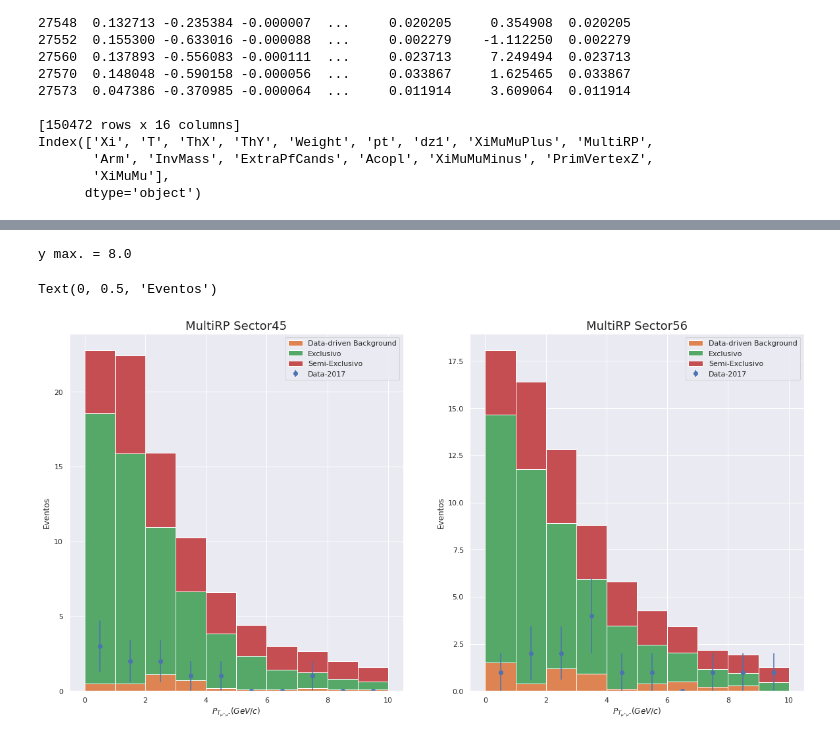
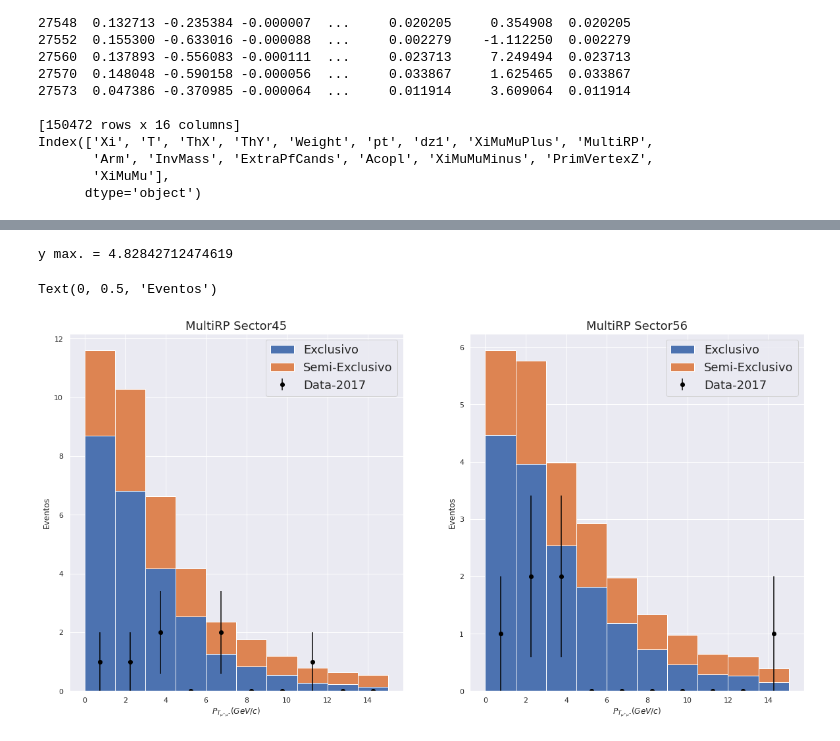
Before and after one commit to teteumac/DileptonAnalysis, a Jupyter notebook: pps_dilepton_ml_py.ipynb, the cells around one changed output, grey strips where cells are left out. Cells and saved outputs as stored; diff of their text form; code cells hidden in the pictures.

```diff
--- a/pps_dilepton_ml_py.ipynb
+++ b/pps_dilepton_ml_py.ipynb
@@ -499,18 +447,18 @@ y_test_ = dataset_test['target'].replace(2,1)
 train_data = lgb.Dataset(DataSet_Train.drop( drop_columns , axis = 1 ), label = y_train_ )
 test_data = lgb.Dataset(dataset_test.drop( drop_columns , axis = 1 ) , label = y_test_ )
 
-n_iter = 5
-cv = 4
+n_iter =3
+cv = 2
 scoring = [ 'roc_auc_score','f1_score','precision_score','recall_score' ]
 
 param_grid = {
-    'learning_rate': list(np.arange(0.0001,1,0.001)),
-    'n_estimators': list(range(100, 1000, 50)),
-    'num_leaves': list(range(1, 100, 2)),
-    'max_depth': list(range(0, 150, 3)),
-    'min_child_samples': list(range(0, 100, 2)),
-    'subsample': list(np.arange(0.01,1,0.01)),
-    'colsample_bytree':list(np.arange(0.1,1,0.1))
+    'learning_rate': list(np.arange(0.001,0.01,0.001)),
+    'n_estimators': list(range(700, 1000, 2)),
+    'num_leaves': list(range(60, 100, 2)),
+    'max_depth': list(range(-40, 40, 2)),
+    'min_child_samples': list(range(0, 30, 1)),
+    'subsample': list(np.arange(0.3,0.55,0.01)),
+    'colsample_bytree':list(np.arange(0.5,1,0.01))
               }
 
 mdl = LGBMClassifier( boosting_type = 'gbdt' , objective = 'binary' )
@@ -798,3 +781,5 @@ Index(['Xi', 'T', 'ThX', 'ThY', 'Weight', 'pt', 'dz1', 'XiMuMuPlus', 'MultiRP',
        'Arm', 'InvMass', 'ExtraPfCands', 'Acopl', 'XiMuMuMinus', 'PrimVertexZ',
        'XiMuMu'],
       dtype='object')
+# %%
+df_data = df_data[ ((df_data['Arm']==1) & (df_data['Xi'] > 0.055)) | ((df_data['Arm']==0) & (df_data['Xi'] > 0.045))] # selecionando os Xi
@@ -1251,44 +1507,40 @@ Text(0, 0.5, 'Eventos')
 # %%
 fig, axes = plt.subplots( 1, 2, figsize=(20,10) )
 
 var_ = "pt"
 bins_ = 10
-range_ = (0.,10.)
+range_ = (0.,15.)
 
 counts_1, bin_edges_1 = np.histogram( df_data[ var_ ][ msk_data_1 ], bins=bins_, range=range_ )
 errors_1 = np.sqrt( counts_1 )
 bin_centres_1 = ( bin_edges_1[:-1] + bin_edges_1[1:] ) / 2.
-axes[0].errorbar(bin_centres_1, counts_1, yerr=errors_1, fmt='o', label = 'Data-2017')
+axes[0].errorbar(bin_centres_1, counts_1, yerr=errors_1, fmt='o', label = 'Data-2017', color = 'black')
 
 counts_2, bin_edges_2 = np.histogram( df_data[ var_ ][ msk_data_2 ], bins=bins_, range=range_ )
 errors_2 = np.sqrt( counts_2 )
 bin_centres_2 = ( bin_edges_2[:-1] + bin_edges_2[1:] ) / 2.
-axes[1].errorbar(bin_centres_2, counts_2, yerr=errors_2, fmt='o', label = 'Data-2017')
+axes[1].errorbar(bin_centres_2, counts_2, yerr=errors_2, fmt='o', label = 'Data-2017', color = 'black')
 
 idx_ymax_ = np.argmax( np.concatenate( [counts_1, counts_2] ) )
 y_max = np.concatenate( [counts_1, counts_2] )[idx_ymax_] + 2*np.concatenate( [errors_1, errors_2] )[idx_ymax_]
 print ( "y max. = {}".format(y_max) )
 
-axes[0].hist( [MonteCarlo_DrellYan[ var_ ][ msk_bkg_pred_1 ] ,
-               MonteCarlo_Exclusive[ var_ ][ msk_sgex_pred_1 ],
-               MonteCarlo_SemiExclusive[ var_ ][ msk_sgsex_pred_1 ]], stacked = True, bins=bins_, range=range_, weights = [weights_1_back*Norm_Test,
-                                                                                                                           MonteCarlo_Exclusive.Weight[ msk_sgex_pred_1 ]*Norm_Test,
-                                                                                                                           MonteCarlo_SemiExclusive.Weight[ msk_sgsex_pred_1 ]*Norm_Test], label = ["Data-driven Background","Exclusivo","Semi-Exclusivo"] )
-axes[0].legend()
+axes[0].hist( [ MonteCarlo_Exclusive[ var_ ][ msk_sgex_pred_1 ],
+               MonteCarlo_SemiExclusive[ var_ ][ msk_sgsex_pred_1 ]], stacked = True, bins=bins_, range=range_, weights =  [MonteCarlo_Exclusive.Weight[ msk_sgex_pred_1 ]*Norm_Test,
+                                                                                                                           MonteCarlo_SemiExclusive.Weight[ msk_sgsex_pred_1 ]*Norm_Test], label = ["Exclusivo","Semi-Exclusivo"] )
+axes[0].legend(loc='best',fontsize=18)
 axes[0].set_title("MultiRP Sector45", fontsize=18)
 axes[0].set_xlabel("$P_{T_{\mu^{+}\mu^{-}}}(GeV/c)$")
 axes[0].set_ylabel('Eventos')
 
-axes[1].hist( [MonteCarlo_DrellYan[ var_ ][ msk_bkg_pred_2 ] ,
-               MonteCarlo_Exclusive[ var_ ][ msk_sgex_pred_2 ],
-               MonteCarlo_SemiExclusive[ var_ ][ msk_sgsex_pred_2 ]], stacked = True, bins=bins_, range=range_, weights = [weights_2_back*Norm_Test,
-                                                                                                                           MonteCarlo_Exclusive.Weight[ msk_sgex_pred_2 ]*Norm_Test,
-                                                                                                                           MonteCarlo_SemiExclusive.Weight[ msk_sgsex_pred_2 ]*Norm_Test], label = ["Data-driven Background","Exclusivo","Semi-Exclusivo"] )
-axes[1].legend()
+axes[1].hist( [MonteCarlo_Exclusive[ var_ ][ msk_sgex_pred_2 ],
+               MonteCarlo_SemiExclusive[ var_ ][ msk_sgsex_pred_2 ]], stacked = True, bins=bins_, range=range_, weights = [MonteCarlo_Exclusive.Weight[ msk_sgex_pred_2 ]*Norm_Test,
+                                                                                                                           MonteCarlo_SemiExclusive.Weight[ msk_sgsex_pred_2 ]*Norm_Test], label = ["Exclusivo","Semi-Exclusivo"] )
+axes[1].legend(loc='best',fontsize=18)
 axes[1].set_title("MultiRP Sector56", fontsize=18)
 axes[1].set_xlabel("$P_{T_{\mu^{+}\mu^{-}}}(GeV/c)$")
 axes[1].set_ylabel('Eventos')
 # %% [output]
-y max. = 8.0
+y max. = 4.82842712474619
 Text(0, 0.5, 'Eventos')
-[figure, old version]
+[figure, new version]
```
Also changed, not shown: parts of 66 cells of this notebook.
